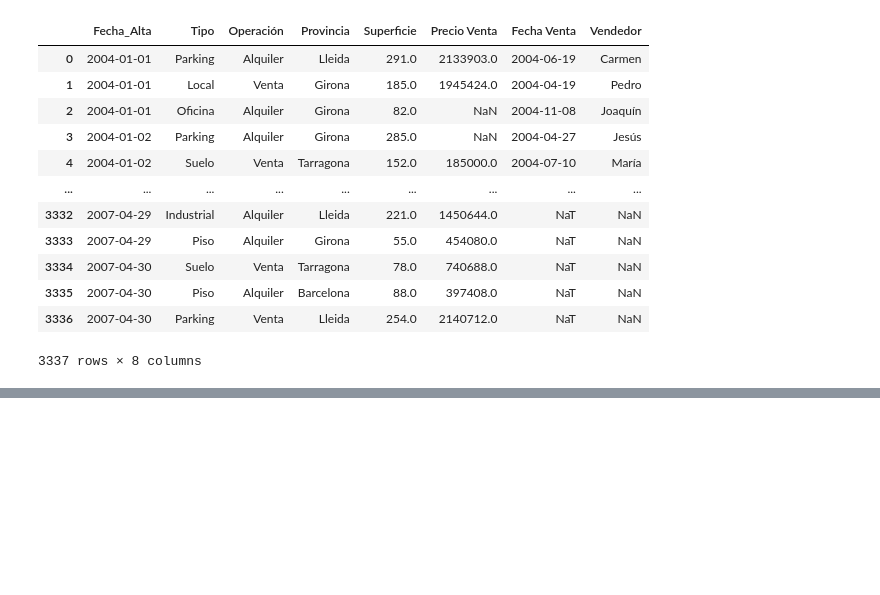
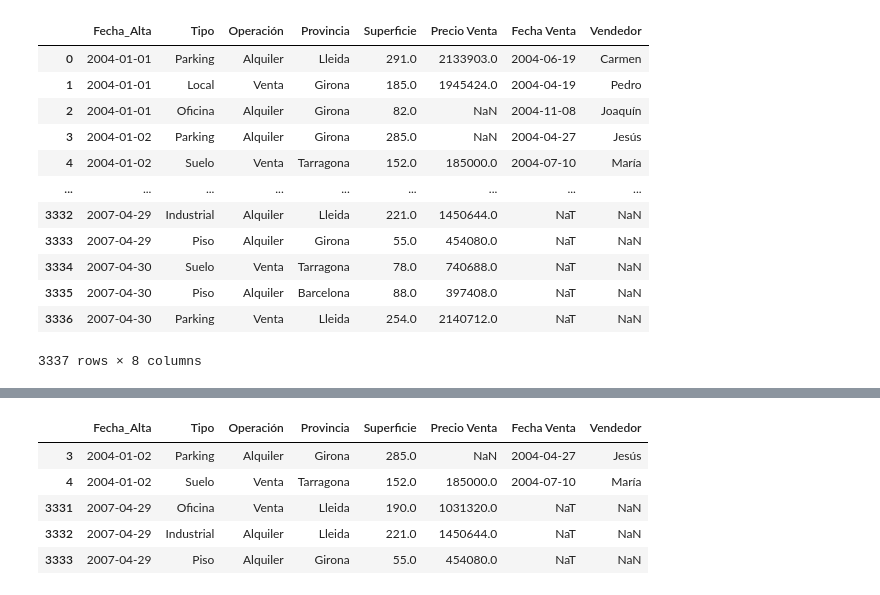
Before and after one commit to BetoxAlka/AnaliticaDatos, a Jupyter notebook: Actividad_3_3.ipynb, the cells around one changed output, grey strips where cells are left out. Cells and saved outputs as stored; diff of their text form; code cells hidden in the pictures; blank space fills up the shorter version.

Commit message:
Filtro 2: Filtrado por fechas especificas en la columna Fecha_Alta

```diff
--- a/Actividad_3_3.ipynb
+++ b/Actividad_3_3.ipynb
@@ -69,3 +71,13 @@ files.download('Filtro1.csv')
 # %% [output]
 [interactive output not drawn]
 [interactive output not drawn]
+# %%
+filtro2 = df1[(df1['Fecha_Alta'] == '2007-04-29') | (df1['Fecha_Alta'] == '2004-01-02')]
+filtro2
+# %% [output]
+|  | Fecha_Alta | Tipo | Operación | Provincia | Superficie | Precio Venta | Fecha Venta | Vendedor |
+| 3 | 2004-01-02 | Parking | Alquiler | Girona | 285.0 | NaN | 2004-04-27 | Jesús |
+| 4 | 2004-01-02 | Suelo | Venta | Tarragona | 152.0 | 185000.0 | 2004-07-10 | María |
+| 3331 | 2007-04-29 | Oficina | Venta | Lleida | 190.0 | 1031320.0 | NaT | NaN |
+| 3332 | 2007-04-29 | Industrial | Alquiler | Lleida | 221.0 | 1450644.0 | NaT | NaN |
+| 3333 | 2007-04-29 | Piso | Alquiler | Girona | 55.0 | 454080.0 | NaT | NaN |
```
Also changed, not shown: parts of 2 cells of this notebook.
